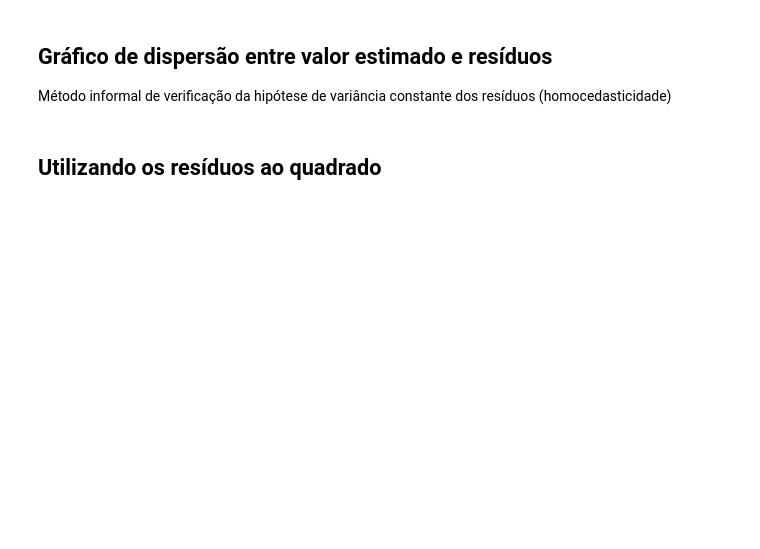
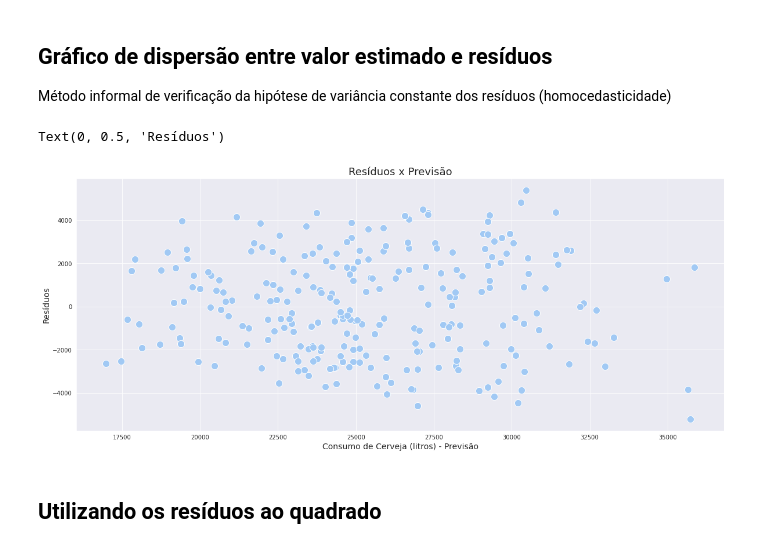
Before and after one commit to lingsv/alura_ds, a Jupyter notebook: regressao/data-science/reg-linear/Projeto/Regressão Linear.ipynb, the cells around one changed output. Drawn from its saved outputs; the diff is of its cells as text; code cells hidden in the pictures; blank space fills up the shorter version.

```diff
--- a/regressao/data-science/reg-linear/Projeto/Regressão Linear.ipynb
+++ b/regressao/data-science/reg-linear/Projeto/Regressão Linear.ipynb
@@ -469,2 +529,5 @@ https://seaborn.pydata.org/generated/seaborn.scatterplot.html
 # %% [markdown]
 ## Obtendo os resíduos
+# %%
+residuos= y_train - y_previsto_train
+residuos
@@ -472,6 +548,15 @@ https://seaborn.pydata.org/generated/seaborn.scatterplot.html
 ## Gráfico de dispersão entre valor estimado e resíduos
 
 Método informal de verificação da hipótese de variância constante dos resíduos (homocedasticidade)
+# %%
+ax = sns.scatterplot(x=y_previsto_train, y=residuos, s=150)
+ax.figure.set_size_inches(20,8)
+ax.set_title('Resíduos x Previsão', fontsize=18)
+ax.set_xlabel('Consumo de Cerveja (litros) - Previsão', fontsize=14)
+ax.set_ylabel('Resíduos', fontsize=14)
+# %% [output]
+Text(0, 0.5, 'Resíduos')
+[figure, added]
 # %% [markdown]
 ## Utilizando os resíduos ao quadrado
 # %% [markdown]
```
Also changed, not shown: parts of 15 cells of this notebook.
